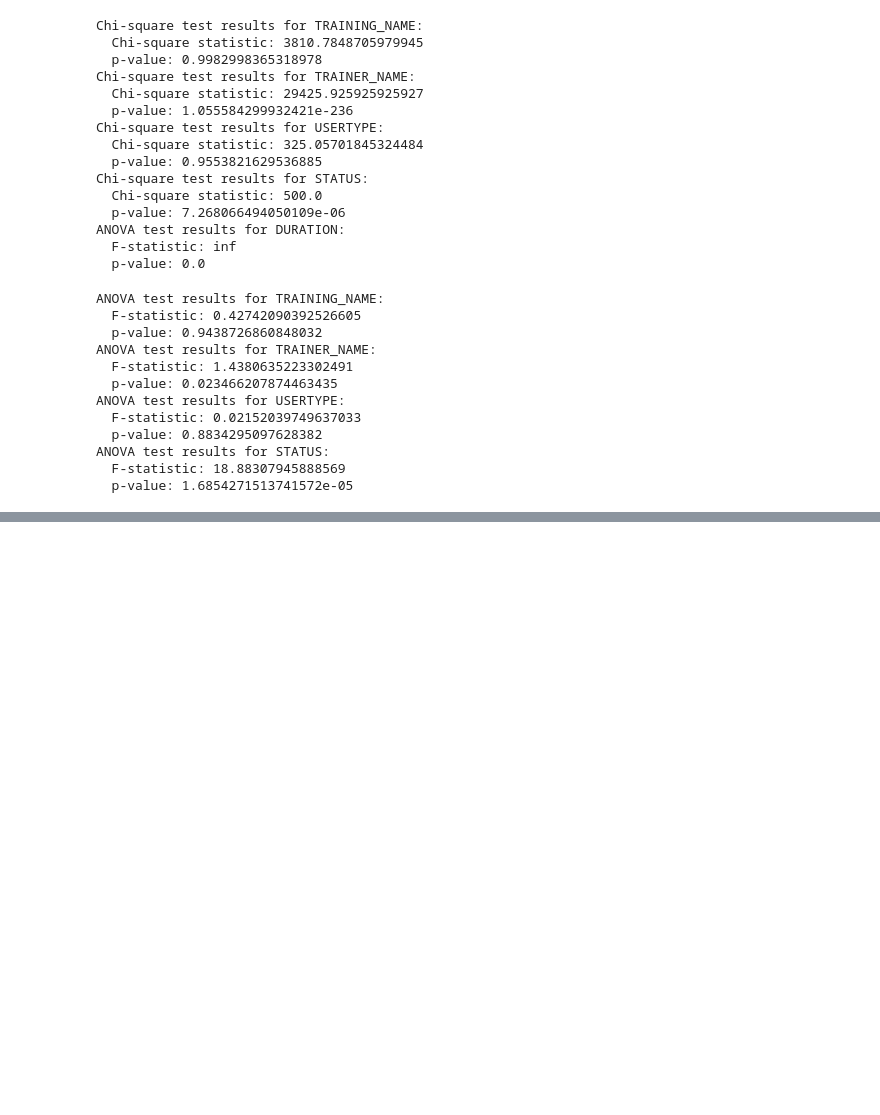
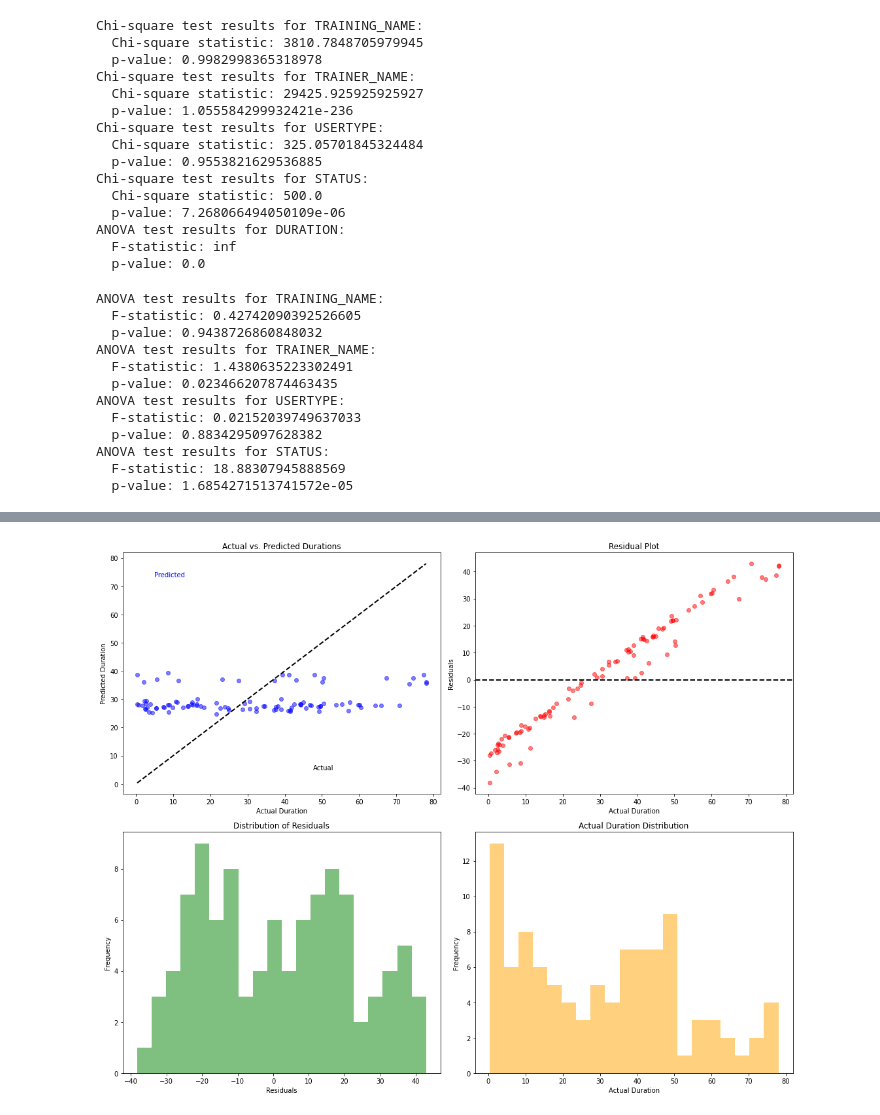
Before and after one commit to quenti20/Jman_Project_Data, a Jupyter notebook: Data_Science_Project/AnalysisAndModelling.ipynb, the cells around one changed output, grey strips where cells are left out. Saved outputs shown, nothing was run; the diff lists cells and outputs as text; code cells hidden in the pictures; blank space fills up the shorter version.

```diff
--- a/Data_Science_Project/AnalysisAndModelling.ipynb
+++ b/Data_Science_Project/AnalysisAndModelling.ipynb
@@ -368,0 +485,43 @@ correlation
+# %%
+import matplotlib.pyplot as plt
+
+# Create subplots
+fig, axes = plt.subplots(2, 2, figsize=(15, 12))
+
+# Scatter plot of Actual vs. Predicted Durations
+axes[0, 0].scatter(y_test, linear_pred, color='blue', alpha=0.5)
+axes[0, 0].plot([y_test.min(), y_test.max()], [y_test.min(), y_test.max()], 'k--', lw=2)
+axes[0, 0].set_xlabel('Actual Duration')
+axes[0, 0].set_ylabel('Predicted Duration')
+axes[0, 0].set_title('Actual vs. Predicted Durations')
+
+# Add labels
+axes[0, 0].text(0.1, 0.9, 'Predicted', color='blue', transform=axes[0, 0].transAxes)
+axes[0, 0].text(0.6, 0.1, 'Actual', color='black', transform=axes[0, 0].transAxes)
+
+# Residual Plot
+axes[0, 1].scatter(y_test, y_test - linear_pred, color='red', alpha=0.5)
+axes[0, 1].axhline(y=0, color='k', linestyle='--', lw=2)
+axes[0, 1].set_xlabel('Actual Duration')
+axes[0, 1].set_ylabel('Residuals')
+axes[0, 1].set_title('Residual Plot')
+
+# Distribution of Residuals
+axes[1, 0].hist(y_test - linear_pred, bins=20, color='green', alpha=0.5)
+axes[1, 0].set_xlabel('Residuals')
+axes[1, 0].set_ylabel('Frequency')
+axes[1, 0].set_title('Distribution of Residuals')
+
+# Actual Duration Distribution
+axes[1, 1].hist(y_test, bins=20, color='orange', alpha=0.5)
+axes[1, 1].set_xlabel('Actual Duration')
+axes[1, 1].set_ylabel('Frequency')
+axes[1, 1].set_title('Actual Duration Distribution')
+
+# Adjust layout
+plt.tight_layout()
+
+# Show plot
+plt.show()
+# %% [output]
+[figure, added]
```
Also changed, not shown: parts of 22 cells of this notebook, 2 other files.
